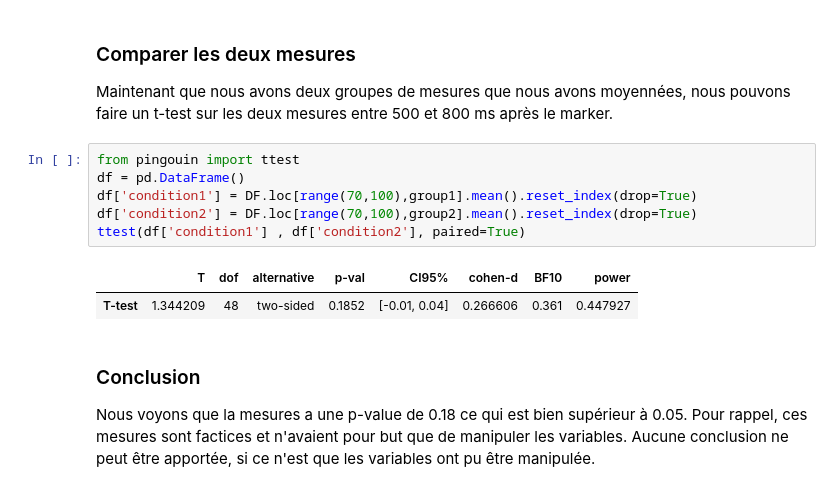
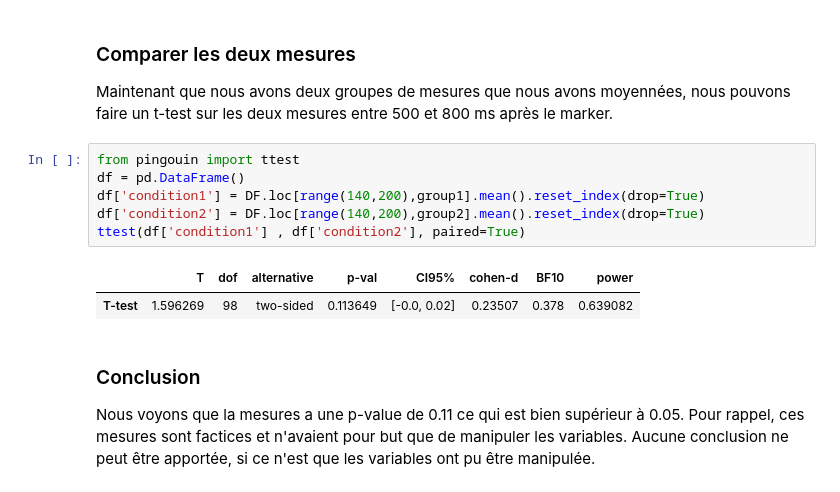
Before and after one commit to AntoineCOLLETTEetu/AAGRIPRobotM1SCE_AC_analyse, a Jupyter notebook: analyse.ipynb, the cells around one changed output. Saved outputs shown, nothing was run; the diff lists cells and outputs as text.

```diff
--- a/analyse.ipynb
+++ b/analyse.ipynb
@@ -130,14 +130,14 @@ Maintenant que nous avons deux groupes de mesures que nous avons moyennées, nou
 # %%
 from pingouin import ttest
 df = pd.DataFrame()
-df['condition1'] = DF.loc[range(70,100),group1].mean().reset_index(drop=True)
-df['condition2'] = DF.loc[range(70,100),group2].mean().reset_index(drop=True)
+df['condition1'] = DF.loc[range(140,200),group1].mean().reset_index(drop=True)
+df['condition2'] = DF.loc[range(140,200),group2].mean().reset_index(drop=True)
 ttest(df['condition1'] , df['condition2'], paired=True)
 # %% [output]
 |  | T | dof | alternative | p-val | CI95% | cohen-d | BF10 | power |
-| T-test | 1.344209 | 48 | two-sided | 0.1852 | [-0.01, 0.04] | 0.266606 | 0.361 | 0.447927 |
+| T-test | 1.596269 | 98 | two-sided | 0.113649 | [-0.0, 0.02] | 0.23507 | 0.378 | 0.639082 |
 # %% [markdown]
 ### Conclusion
-Nous voyons que la mesures a une p-value de 0.18 ce qui est bien supérieur à 0.05.
+Nous voyons que la mesures a une p-value de 0.11 ce qui est bien supérieur à 0.05.
 Pour rappel, ces mesures sont factices et n'avaient pour but que de manipuler les variables.
 Aucune conclusion ne peut être apportée, si ce n'est que les variables ont pu être manipulée.
```
Also changed, not shown: parts of 8 cells of this notebook, 1 other file.
